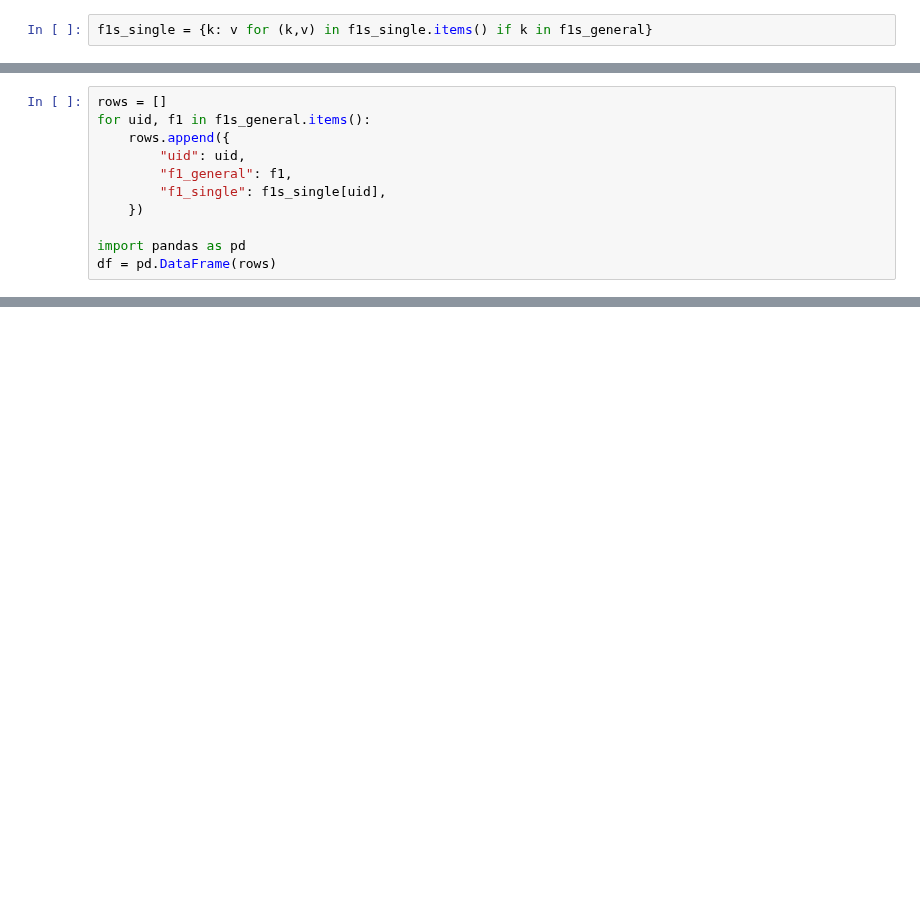
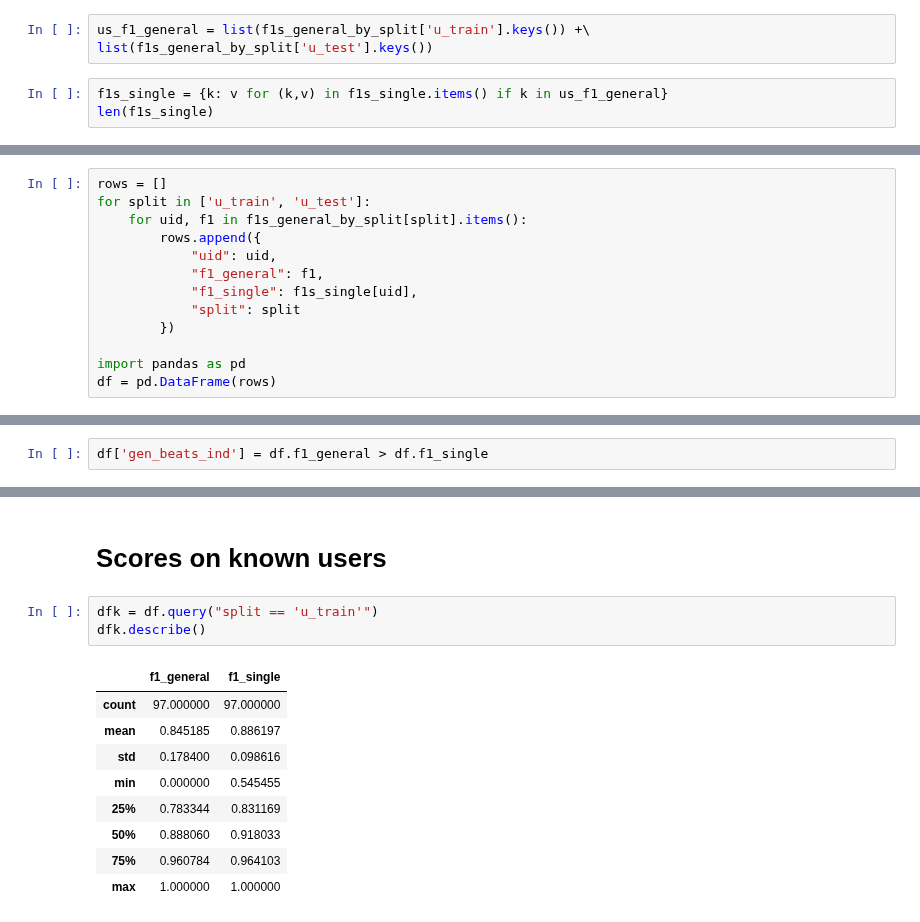
Before and after one commit to pablocelayes/sna_classifier, a Jupyter notebook: experiments/_2_general_neighborhood_model/results/plot_score_histograms-general-model.ipynb, the cells around one changed output, grey strips where cells are left out. Saved outputs shown, nothing was run; the diff lists cells and outputs as text; blank space fills up the shorter version.

```diff
--- a/experiments/_2_general_neighborhood_model/results/plot_score_histograms-general-model.ipynb
+++ b/experiments/_2_general_neighborhood_model/results/plot_score_histograms-general-model.ipynb
@@ -18,2 +14,6 @@ len(f1s_general)
+# %%
+us_f1_general = list(f1s_general_by_split['u_train'].keys()) +\
+list(f1s_general_by_split['u_test'].keys())
 # %%
-f1s_single = {k: v for (k,v) in f1s_single.items() if k in f1s_general}
+f1s_single = {k: v for (k,v) in f1s_single.items() if k in us_f1_general}
+len(f1s_single)
@@ -20,11 +22,13 @@ f1s_single = {k: v for (k,v) in f1s_single.items() if k in f1s_general}
 # %%
 rows = []
-for uid, f1 in f1s_general.items():
-    rows.append({
-        "uid": uid,
-        "f1_general": f1,
-        "f1_single": f1s_single[uid],
-    })
+for split in ['u_train', 'u_test']:
+    for uid, f1 in f1s_general_by_split[split].items():
+        rows.append({
+            "uid": uid,
+            "f1_general": f1,
+            "f1_single": f1s_single[uid],
+            "split": split
+        })
 
 import pandas as pd
 df = pd.DataFrame(rows)
@@ -62,0 +86,2 @@ df.describe()
+# %%
+df['gen_beats_ind'] = df.f1_general > df.f1_single
@@ -62,0 +95,15 @@ df.describe()
+# %% [markdown]
+# Scores on known users
+# %%
+dfk = df.query("split == 'u_train'")
+dfk.describe()
+# %% [output]
+|  | f1_general | f1_single |
+| count | 97.000000 | 97.000000 |
+| mean | 0.845185 | 0.886197 |
+| std | 0.178400 | 0.098616 |
+| min | 0.000000 | 0.545455 |
+| 25% | 0.783344 | 0.831169 |
+| 50% | 0.888060 | 0.918033 |
+| 75% | 0.960784 | 0.964103 |
+| max | 1.000000 | 1.000000 |
```
Also changed, not shown: parts of 30 cells of this notebook, 3 other files.
